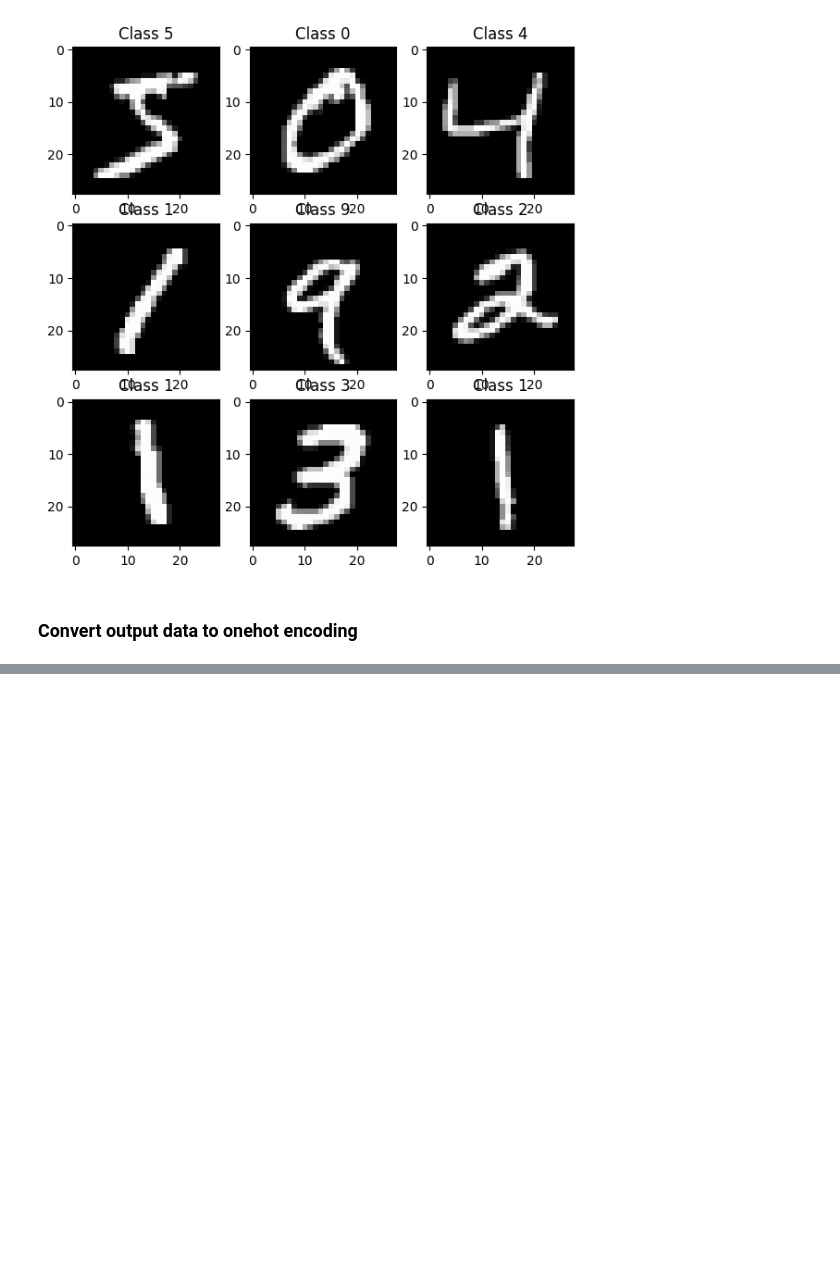
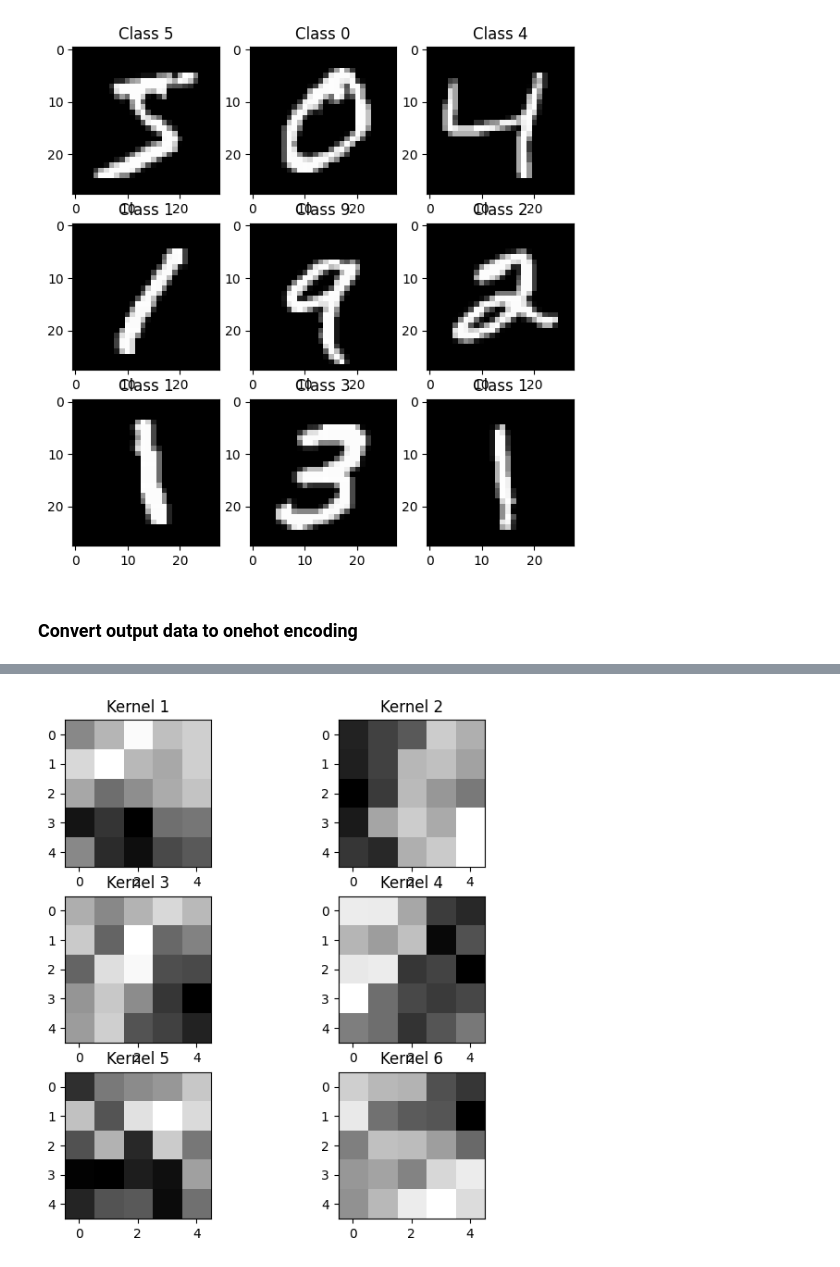
Before and after one commit to evanandresen/MNIST-NN, a Jupyter notebook: MNIST-Model.ipynb, the cells around one changed output, grey strips where cells are left out. Saved outputs shown, nothing was run; the diff lists cells and outputs as text; code cells hidden in the pictures; blank space fills up the shorter version.

```diff
--- a/MNIST-Model.ipynb
+++ b/MNIST-Model.ipynb
@@ -78,0 +131,2 @@ xla_global_id: -1
+# %%
+kernels, biass = model.layers[1].get_weights()
@@ -78,0 +142,7 @@ xla_global_id: -1
+# %%
+for i in range(6):
+    plt.subplot(3,2, i+1)
+    plt.imshow(kernels[:,:,0,i], cmap='gray', interpolation='none')
+    plt.title("Kernel {}".format(i+1))
+# %% [output]
+[figure, added]
```
Also changed, not shown: parts of 17 cells of this notebook.
